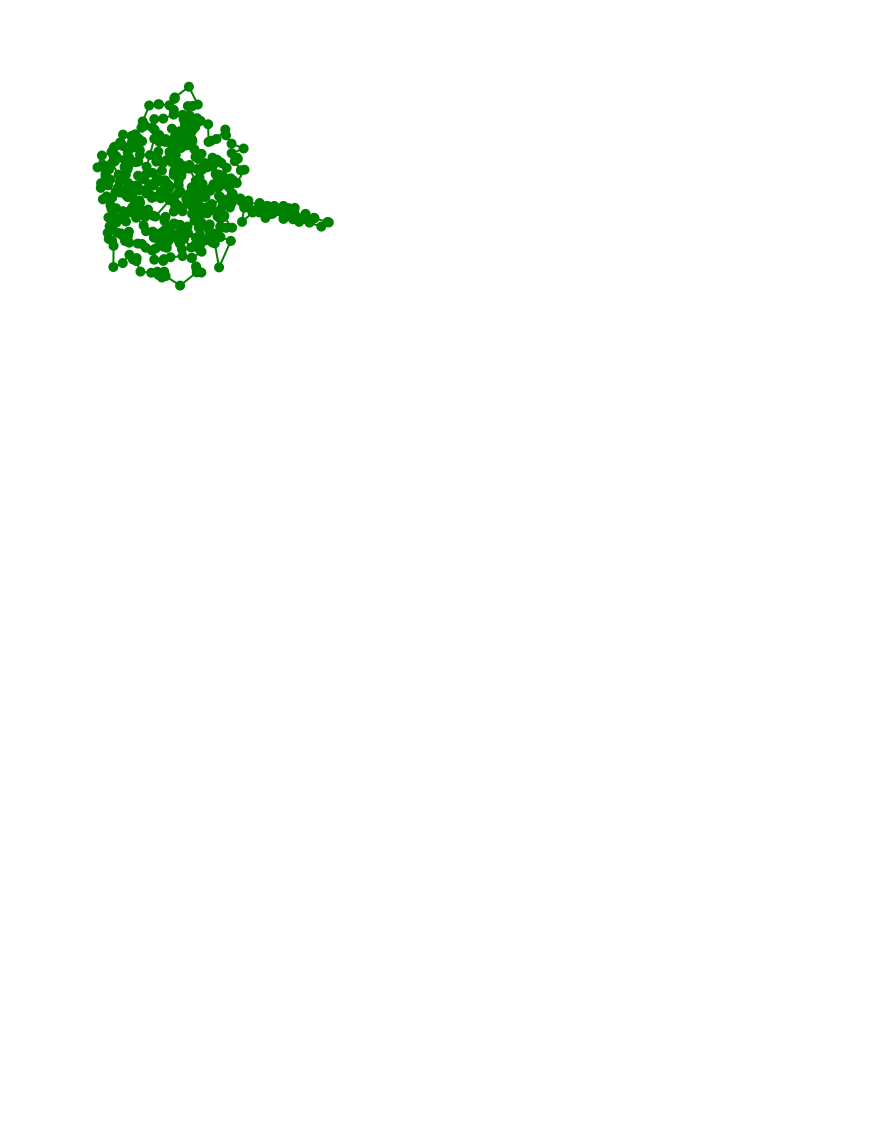
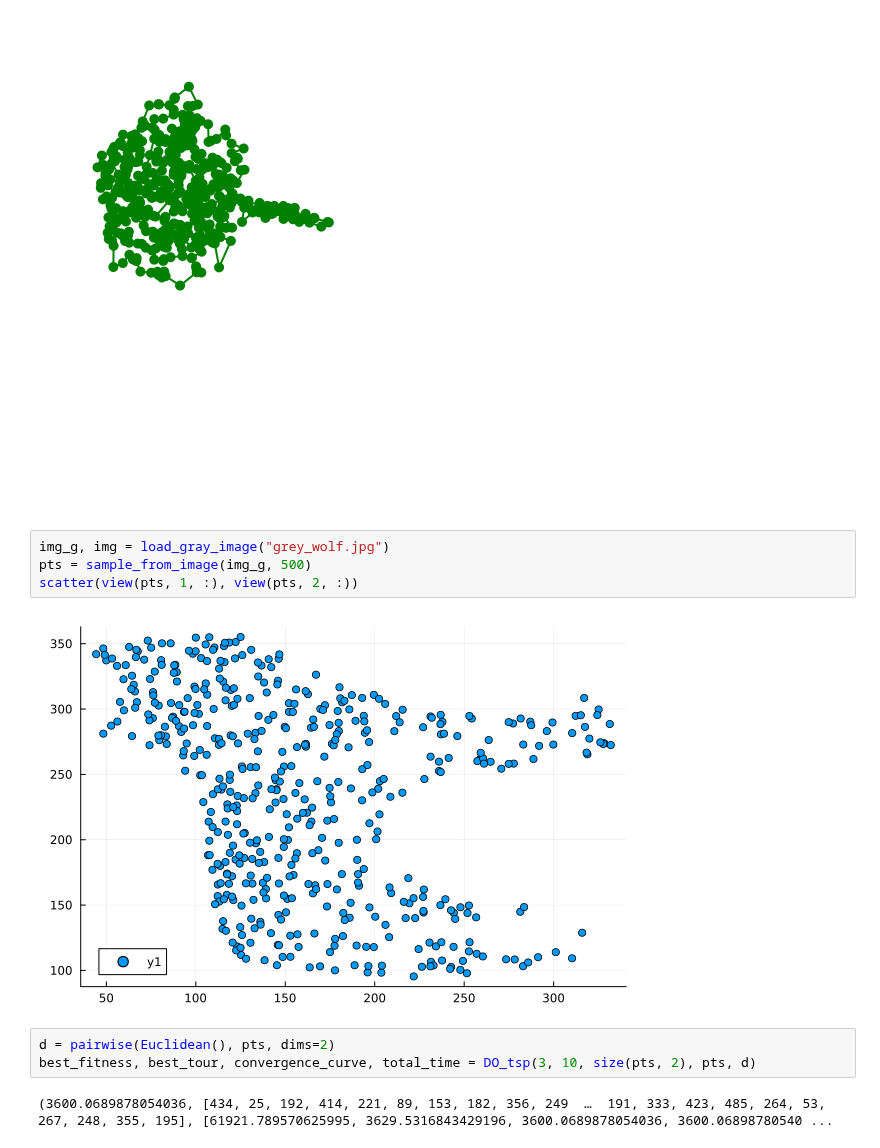
Before and after one commit to asneerug/DandelionOptimizerTSP, a Jupyter notebook: DandelionOptimizer.ipynb, the cells around one changed output. Cells and saved outputs as stored; diff of their text form; blank space fills up the shorter version.

Commit message:
Added wolf art

```diff
--- a/DandelionOptimizer.ipynb
+++ b/DandelionOptimizer.ipynb
@@ -1171,3 +1176,14 @@ best_fitness, best_tour, convergence_curve, total_time = DO_tsp(3, 10, size(pts,
 draw_tsp_scaled(pts, best_tour, size(pts, 2), "Image", "green", 500, 5, 500)
 # %% [output]
 [figure]
+# %%
+img_g, img = load_gray_image("grey_wolf.jpg")
+pts = sample_from_image(img_g, 500)
+scatter(view(pts, 1, :), view(pts, 2, :))
+# %% [output]
+[figure, added]
+# %%
+d = pairwise(Euclidean(), pts, dims=2)
+best_fitness, best_tour, convergence_curve, total_time = DO_tsp(3, 10, size(pts, 2), pts, d)
+# %% [output]
+(3600.0689878054036, [434, 25, 192, 414, 221, 89, 153, 182, 356, 249  …  191, 333, 423, 485, 264, 53, 267, 248, 355, 195], [61921.789570625995, 3629.5316843429196, 3600.0689878054036, 3600.06898780540 ...
```
Also changed, not shown: parts of 4 cells of this notebook, 2 other files.
